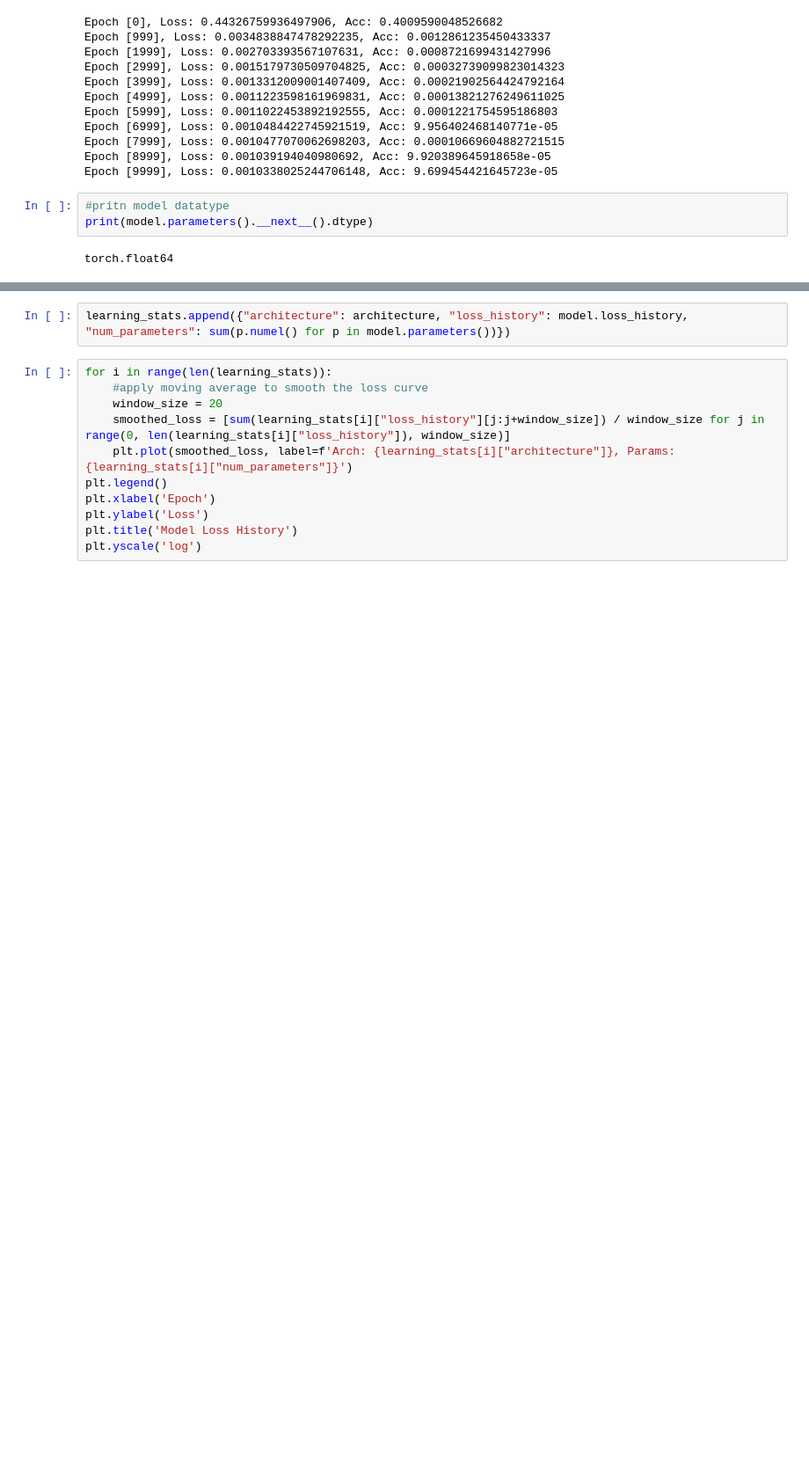
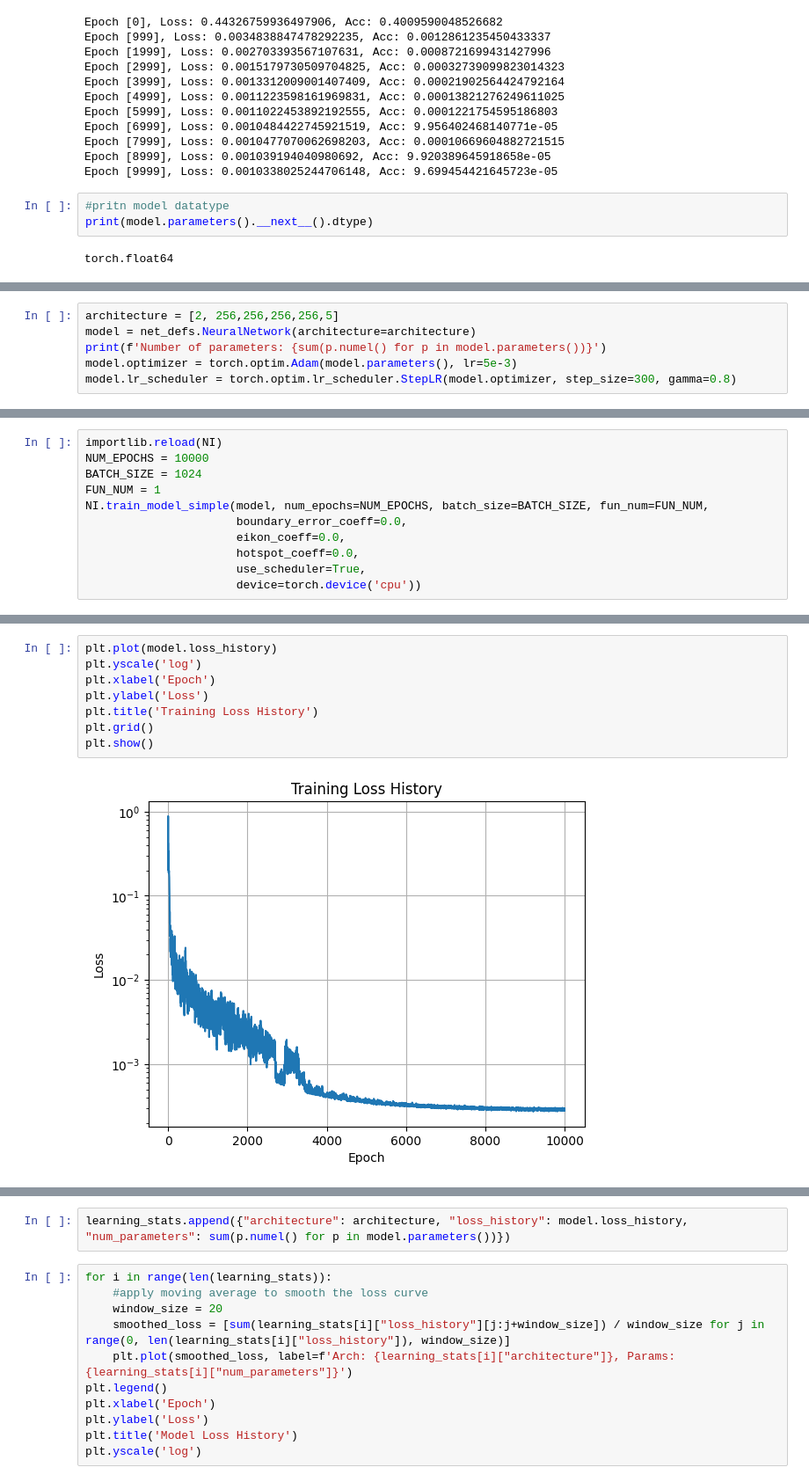
Before and after one commit to csgellert/NeuralIGA, a Jupyter notebook: Neural-Distance-Fields/MSSDF.ipynb, the cells around one changed output, grey strips where cells are left out. Shown at 88% size. Saved outputs shown, nothing was run; the diff lists cells and outputs as text; blank space fills up the shorter version.

```diff
--- a/Neural-Distance-Fields/MSSDF.ipynb
+++ b/Neural-Distance-Fields/MSSDF.ipynb
@@ -151,0 +187,6 @@ NI.plot_local_per_side_gradient_error(model, extent=[-0.5,0.5,-0.5,0.5], device=
+# %%
+architecture = [2, 256,256,256,256,5]
+model = net_defs.NeuralNetwork(architecture=architecture)
+print(f'Number of parameters: {sum(p.numel() for p in model.parameters())}')
+model.optimizer = torch.optim.Adam(model.parameters(), lr=5e-3)
+model.lr_scheduler = torch.optim.lr_scheduler.StepLR(model.optimizer, step_size=300, gamma=0.8)
@@ -151,0 +195,11 @@ NI.plot_local_per_side_gradient_error(model, extent=[-0.5,0.5,-0.5,0.5], device=
+# %%
+importlib.reload(NI)
+NUM_EPOCHS = 10000
+BATCH_SIZE = 1024
+FUN_NUM = 1
+NI.train_model_simple(model, num_epochs=NUM_EPOCHS, batch_size=BATCH_SIZE, fun_num=FUN_NUM,
+                      boundary_error_coeff=0.0,
+                      eikon_coeff=0.0,
+                      hotspot_coeff=0.0,
+                      use_scheduler=True,
+                      device=torch.device('cpu'))
@@ -151,0 +218,10 @@ NI.plot_local_per_side_gradient_error(model, extent=[-0.5,0.5,-0.5,0.5], device=
+# %%
+plt.plot(model.loss_history)
+plt.yscale('log')
+plt.xlabel('Epoch')
+plt.ylabel('Loss')
+plt.title('Training Loss History')
+plt.grid()
+plt.show()
+# %% [output]
+[figure, added]
```
Also changed, not shown: parts of 19 cells of this notebook, 2 other files.
